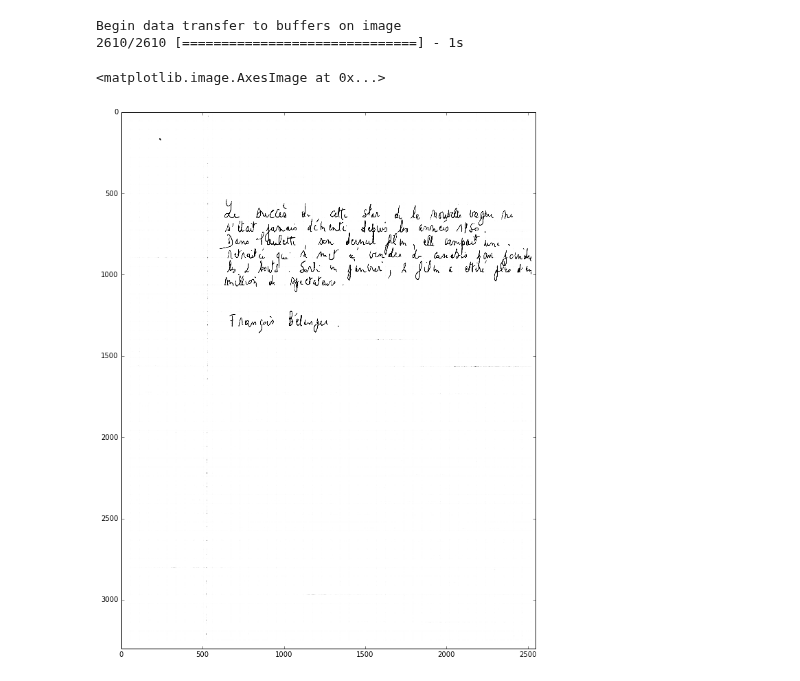
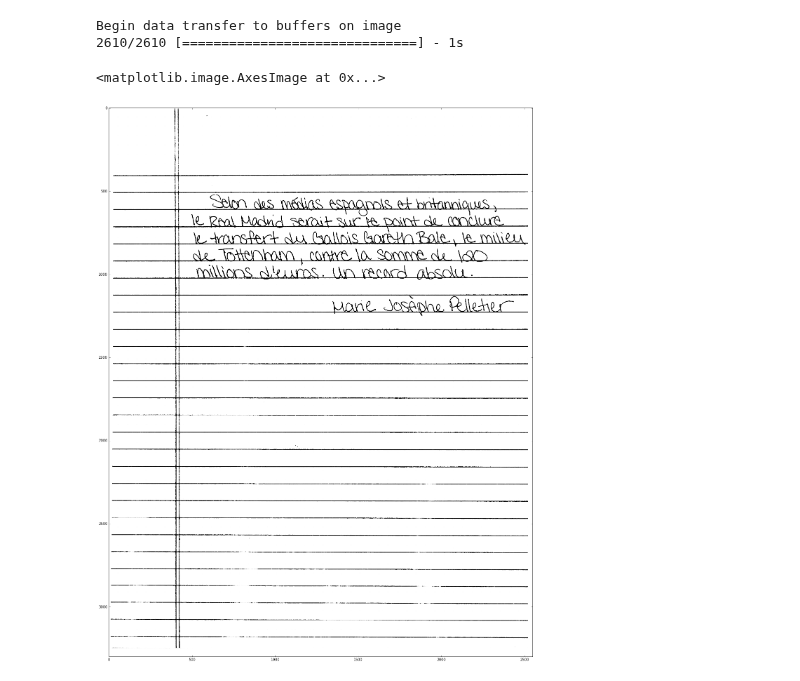
Before and after one commit to Lab41/d-script, a Jupyter notebook: inference2d/denoise-fullim.ipynb, the cells around one changed output. Cells and saved outputs as stored; diff of their text form; code cells hidden in the pictures.

Commit message:
Re-running denoiser at 56x56

```diff
--- a/inference2d/denoise-fullim.ipynb
+++ b/inference2d/denoise-fullim.ipynb
@@ -41,7 +41,7 @@ Using gpu device 0: GeForce GTX 980M (CNMeM is disabled)
 # %%
 print "Loading original weights into GPU memory"
 model=conv2_model(shingle_dim=(56,56))
-model.load_weights('../denoiser/conv2_linet_icdar-ex.hdf5')
+model.load_weights('/work/models/conv2_linet_iam-bin.hdf5')
 print "Finished weight load"
 input_shape = model.input_shape
 output_shape = model.output_shape[1]
@@ -52,7 +52,8 @@ Finished compilation
 Finished weight load
 # %%
 hdf5ims = h5py.File('/fileserver/nmec-handwriting/flat_nmec_bin_uint8.hdf5')
-im = hdf5ims['FR-003-007.bin.tif'].value
+im = hdf5ims['FR-007-007.bin.tif'].value
+plt.figure(figsize=(28,28))
 plt.imshow(im,cmap='gray')
 # %% [output]
 <matplotlib.image.AxesImage at 0x...>
@@ -71,15 +72,15 @@ Begin data transfer to buffers on image
 # %%
 output_im = np.zeros(im.shape)
 shapesize = (input_shape[2], input_shape[3])
 k = 0
 for i in xrange(0, im.shape[0] - input_shape[2] + 1, input_shape[2]):
     for j in xrange(0, im.shape[1] - input_shape[3] + 1, input_shape[3]):
         output_im[i:i+input_shape[2],j:j+input_shape[3]] = output_buffer[k].reshape(shapesize)
         k+=1
-plt.figure(figsize=(14,14))
+plt.figure(figsize=(28,28))
 plt.imshow(1-output_im, cmap='gray')
 # %% [output]
 <matplotlib.image.AxesImage at 0x...>
-[figure, old version]
+[figure, new version]
 # %%
 vskip
```
Also changed, not shown: parts of 2 cells of this notebook, 2 other files.
